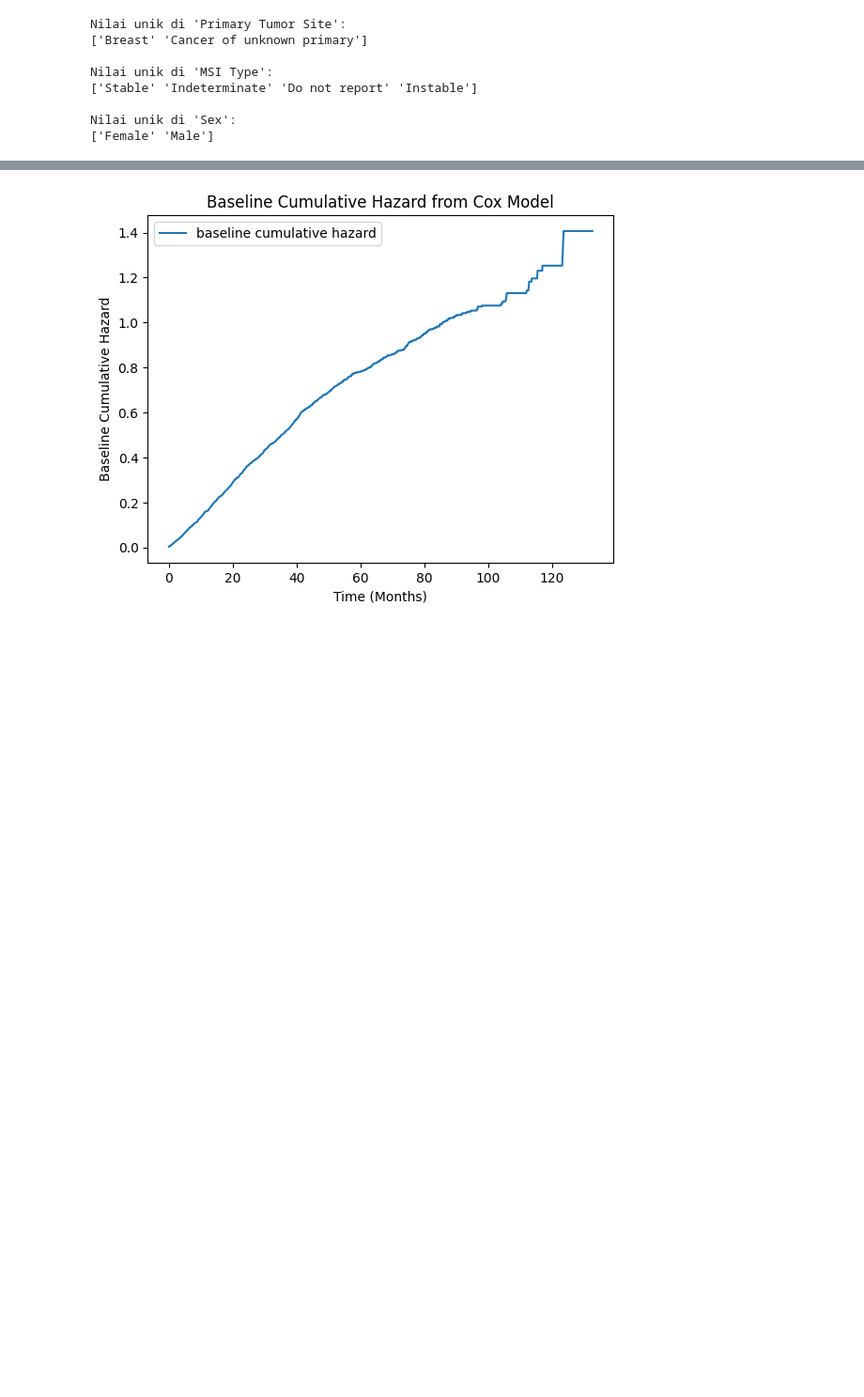
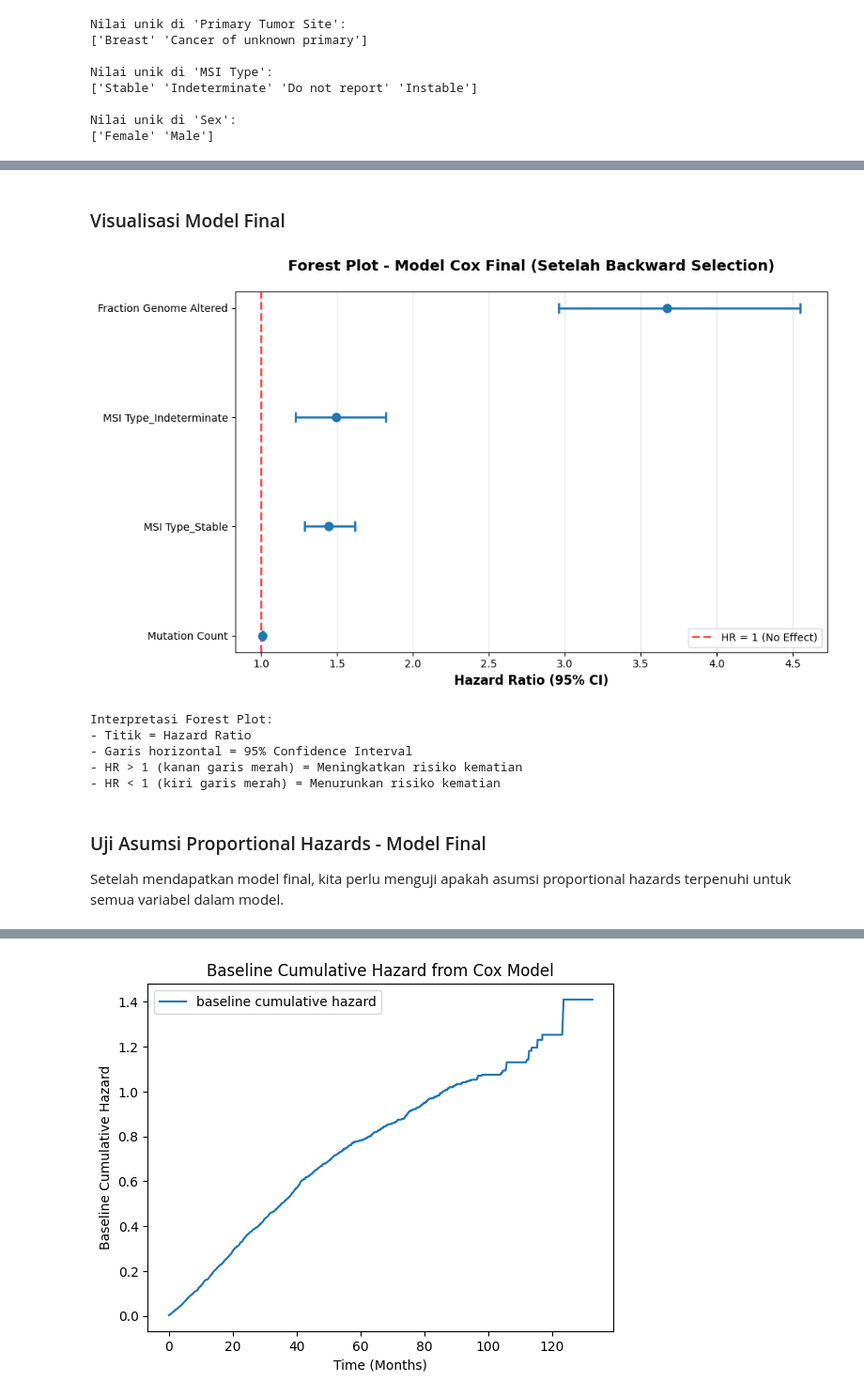
Before and after one commit to wildanjr19/5th-college, a Jupyter notebook: Analisis Tahan Hidup/Final Project/Breast_Msk_2025/Breast_Msk_2025.ipynb, the cells around one changed output, grey strips where cells are left out. Shown: that part at 94% size. Cells and saved outputs as stored; diff of their text form; code cells hidden in the pictures; blank space fills up the shorter version.

```diff
--- a/Analisis Tahan Hidup/Final Project/Breast_Msk_2025/Breast_Msk_2025.ipynb
+++ b/Analisis Tahan Hidup/Final Project/Breast_Msk_2025/Breast_Msk_2025.ipynb
@@ -420,0 +626,49 @@ Concordance Index: 0.6075789259253961
+# %% [markdown]
+### Visualisasi Model Final
+# %%
+# Plot hazard ratio dengan confidence interval
+fig, ax = plt.subplots(figsize=(10, max(6, len(final_cox_model.params_) * 0.5)))
+
+summary_final = final_cox_model.summary
+vars_sorted = summary_final.sort_values('exp(coef)').index
+
+y_pos = np.arange(len(vars_sorted))
+hrs = summary_final.loc[vars_sorted, 'exp(coef)']
+ci_lower = summary_final.loc[vars_sorted, 'exp(coef) lower 95%']
+ci_upper = summary_final.loc[vars_sorted, 'exp(coef) upper 95%']
+
+# Plot points dan error bars
+ax.errorbar(hrs, y_pos, xerr=[hrs - ci_lower, ci_upper - hrs],
+            fmt='o', markersize=8, capsize=5, capthick=2, linewidth=2)
+
+# Garis referensi di HR = 1
+ax.axvline(x=1, color='red', linestyle='--', linewidth=2, alpha=0.7, label='HR = 1 (No Effect)')
+
+# Format
+ax.set_yticks(y_pos)
+ax.set_yticklabels(vars_sorted)
+ax.set_xlabel('Hazard Ratio (95% CI)', fontsize=12, fontweight='bold')
+ax.set_title('Forest Plot - Model Cox Final (Setelah Backward Selection)',
+             fontsize=14, fontweight='bold', pad=20)
+ax.grid(axis='x', alpha=0.3)
+ax.legend()
+
+plt.tight_layout()
+plt.show()
+
+print("\nInterpretasi Forest Plot:")
+print("- Titik = Hazard Ratio")
+print("- Garis horizontal = 95% Confidence Interval")
+print("- HR > 1 (kanan garis merah) = Meningkatkan risiko kematian")
+print("- HR < 1 (kiri garis merah) = Menurunkan risiko kematian")
+# %% [output]
+[figure, added]
+Interpretasi Forest Plot:
+- Titik = Hazard Ratio
+- Garis horizontal = 95% Confidence Interval
+- HR > 1 (kanan garis merah) = Meningkatkan risiko kematian
+- HR < 1 (kiri garis merah) = Menurunkan risiko kematian
+# %% [markdown]
+### Uji Asumsi Proportional Hazards - Model Final
+
+Setelah mendapatkan model final, kita perlu menguji apakah asumsi proportional hazards terpenuhi untuk semua variabel dalam model.
```
Also changed, not shown: parts of 38 cells of this notebook.
